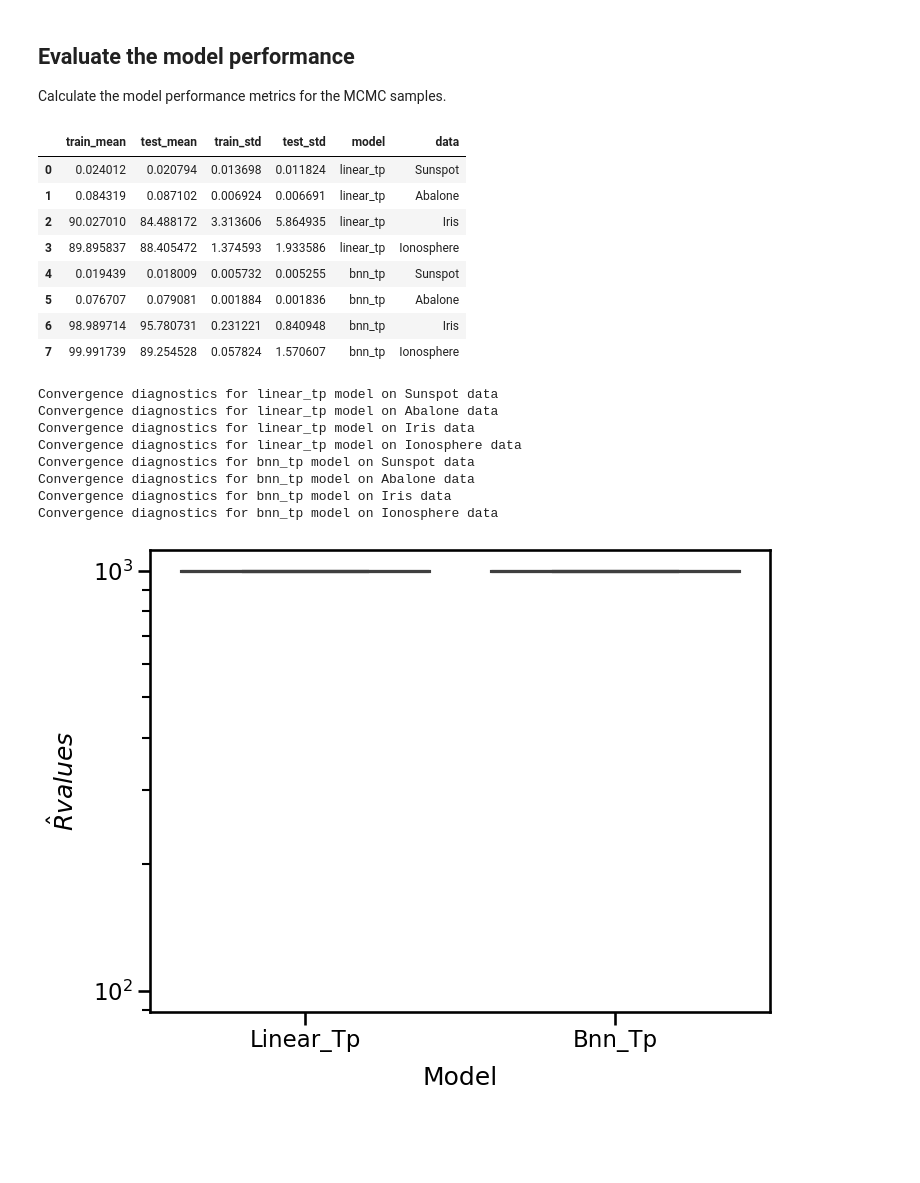
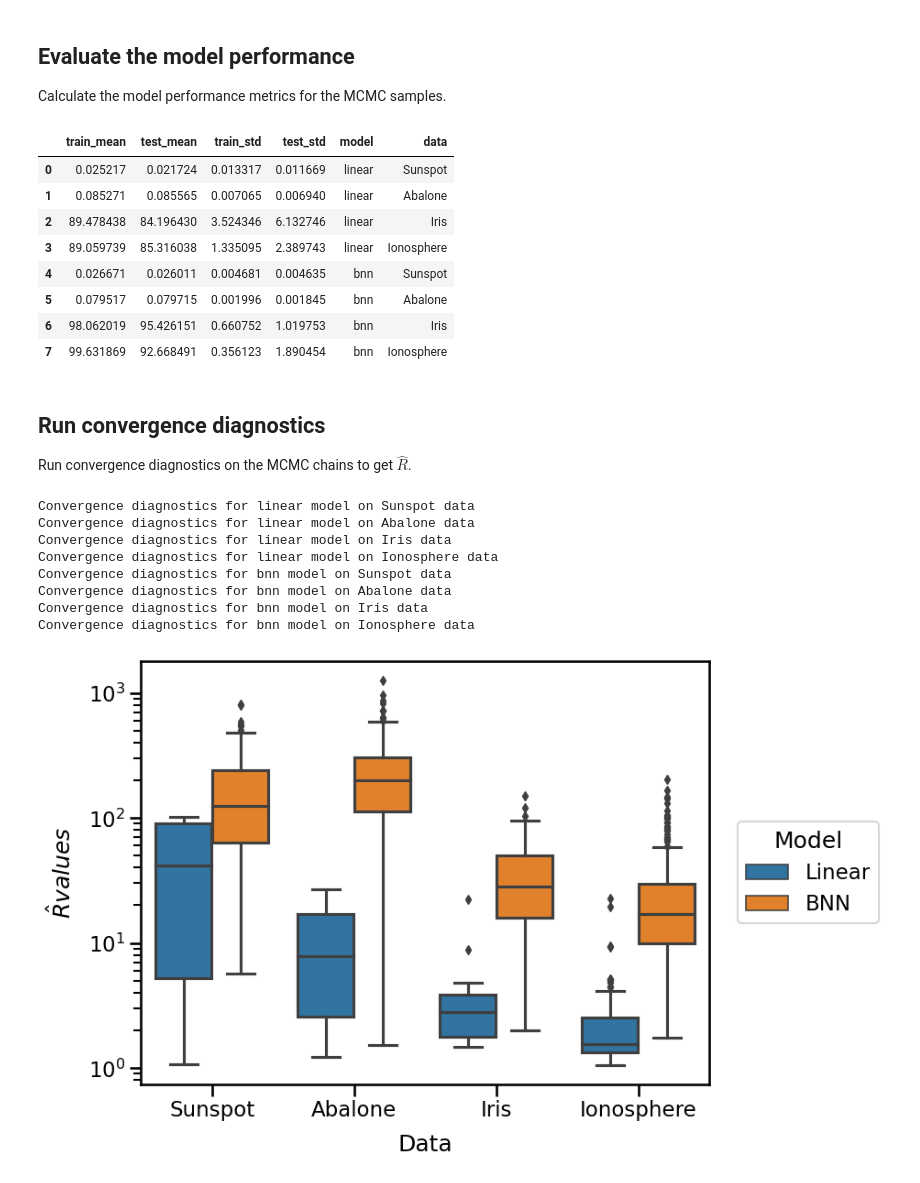
Before and after one commit to sydney-machine-learning/Bayesianneuralnetworks-MCMC-tutorial, a Jupyter notebook: publication_results/03_Summarise_results.ipynb, the cells around one changed output. Drawn from its saved outputs; the diff is of its cells as text; code cells hidden in the pictures; blank space fills up the shorter version.

Commit message:
updates to reproduce table

```diff
--- a/publication_results/03_Summarise_results.ipynb
+++ b/publication_results/03_Summarise_results.ipynb
@@ -26,7 +26,7 @@ from publication_results.convergence.convergence import gelman_rubin
 ## Load the results from the MCMC runs
 Load in the results stored in the netcdf files.
 # %%
-models = ['linear_tp','bnn_tp'] # ['linear','bnn']
+models = ['linear','bnn'] #['linear_tp','bnn_tp']
 data = ['Sunspot', 'Abalone', 'Iris', 'Ionosphere']
 results_dir = os.path.join('publication_results','results')
 
@@ -34,6 +34,7 @@ results = {mm: {dd: None for dd in data} for mm in models}
 for this_model in models:
     mod_results_dir = os.path.join(results_dir,'{}_model'.format(this_model))
     for this_data in data:
+        # load all of the chains
         results_files = glob.glob(os.path.join(mod_results_dir,'mcmc_{}_*.nc'.format(this_data)))
         print('Found {} results files for {} model on {} data'.format(len(results_files),this_model,this_data))
         tmp_data = xr.open_mfdataset(results_files, combine='nested',concat_dim='chain')
@@ -74,6 +75,7 @@ Calculate the model performance metrics for the MCMC samples.
 results_table = []# pd.DataFrame(columns=['train','test','model','data'])
 for this_model in models:
     for this_data in data:
+        # here we are collecting RMSE and accuracy for train and test
         train_dim = results[this_model][this_data].coords['train_idx'].shape[0]
         test_dim = results[this_model][this_data].coords['test_idx'].shape[0]
         train_pred = results[this_model][this_data].train_pred.values.reshape((-1,train_dim))
@@ -99,23 +101,27 @@ results_table = pd.DataFrame(results_table)
 results_table
 # %% [output]
 |  | train_mean | test_mean | train_std | test_std | model | data |
-| 0 | 0.024012 | 0.020794 | 0.013698 | 0.011824 | linear_tp | Sunspot |
-| 1 | 0.084319 | 0.087102 | 0.006924 | 0.006691 | linear_tp | Abalone |
-| 2 | 90.027010 | 84.488172 | 3.313606 | 5.864935 | linear_tp | Iris |
-| 3 | 89.895837 | 88.405472 | 1.374593 | 1.933586 | linear_tp | Ionosphere |
-| 4 | 0.019439 | 0.018009 | 0.005732 | 0.005255 | bnn_tp | Sunspot |
-| 5 | 0.076707 | 0.079081 | 0.001884 | 0.001836 | bnn_tp | Abalone |
-| 6 | 98.989714 | 95.780731 | 0.231221 | 0.840948 | bnn_tp | Iris |
-| 7 | 99.991739 | 89.254528 | 0.057824 | 1.570607 | bnn_tp | Ionosphere |
+| 0 | 0.025217 | 0.021724 | 0.013317 | 0.011669 | linear | Sunspot |
+| 1 | 0.085271 | 0.085565 | 0.007065 | 0.006940 | linear | Abalone |
+| 2 | 89.478438 | 84.196430 | 3.524346 | 6.132746 | linear | Iris |
+| 3 | 89.059739 | 85.316038 | 1.335095 | 2.389743 | linear | Ionosphere |
+| 4 | 0.026671 | 0.026011 | 0.004681 | 0.004635 | bnn | Sunspot |
+| 5 | 0.079517 | 0.079715 | 0.001996 | 0.001845 | bnn | Abalone |
+| 6 | 98.062019 | 95.426151 | 0.660752 | 1.019753 | bnn | Iris |
+| 7 | 99.631869 | 92.668491 | 0.356123 | 1.890454 | bnn | Ionosphere |
+# %% [markdown]
+## Run convergence diagnostics
+Run convergence diagnostics on the MCMC chains to get $\hat{R}$.
 # %%
 # Run the convergence diagnostics
 model_r_hat = []
 for this_model in models:
     r_hat_collect = []
+    data_collect = []
     for this_data in data:
         print('Convergence diagnostics for {} model on {} data'.format(this_model,this_data))
         # combine the parameters together into a single xarray
-        params = results[this_model][this_data].drop(['train_pred','test_pred','train_sim','test_sim'])
+        params = results[this_model][this_data].drop(['train_pred','test_pred','train_sim','test_sim']).copy()
         params = params.drop_vars(['train_idx','test_idx'])
 
         # combine all variables together along a new dimension
@@ -135,6 +141,7 @@ for this_model in models:
         results[this_model][this_data] = results[this_model][this_data].assign(rhat=((['param'],gr)))
 
         r_hat_collect.append(gr)
+        data_collect.extend(gr.shape[0]*[this_data])
 
     r_hat_collect = pd.DataFrame(
         np.concatenate(
@@ -143,38 +150,44 @@ for this_model in models:
         ),
         columns=['rhat']
     )
-    r_hat_collect['model'] = this_model.title()
+    if this_model == 'linear':
+        r_hat_collect['model'] = this_model.title()
+    else:
+        r_hat_collect['model'] = this_model.upper()
+    r_hat_collect['data'] = data_collect
 
     model_r_hat.append(r_hat_collect)
 
 model_r_hat = pd.concat(model_r_hat)
 # %% [output]
-Convergence diagnostics for linear_tp model on Sunspot data
-Convergence diagnostics for linear_tp model on Abalone data
-Convergence diagnostics for linear_tp model on Iris data
-Convergence diagnostics for linear_tp model on Ionosphere data
-Convergence diagnostics for bnn_tp model on Sunspot data
-Convergence diagnostics for bnn_tp model on Abalone data
-Convergence diagnostics for bnn_tp model on Iris data
-Convergence diagnostics for bnn_tp model on Ionosphere data
+Convergence diagnostics for linear model on Sunspot data
+Convergence diagnostics for linear model on Abalone data
+Convergence diagnostics for linear model on Iris data
+Convergence diagnostics for linear model on Ionosphere data
+Convergence diagnostics for bnn model on Sunspot data
+Convergence diagnostics for bnn model on Abalone data
+Convergence diagnostics for bnn model on Iris data
+Convergence diagnostics for bnn model on Ionosphere data
 # %%
 # plot a box and whisker plot with seaborn and the r_hat values
 sns.set_context('talk')
 fig, ax = plt.subplots(1,1,figsize=(8,6))
-sns.boxplot(x='model',y='rhat',data=model_r_hat,ax=ax)
+sns.boxplot(x='data',y='rhat',hue='model',data=model_r_hat,ax=ax)
 ax.set_ylabel('$\hat{R} values$', labelpad=10)
-ax.set_xlabel('Model', labelpad=10)
+ax.set_xlabel('Data', labelpad=10)
 # y on log scale
 ax.set_yscale('log')
+plt.legend(bbox_to_anchor=(1.05, 0.5), loc='center left', borderaxespad=0.)
+ax.get_legend().set_title('Model')
 
 if not 'linear_tp' in models:
     fig_dir = os.path.join(
         results_dir,
         'figures',
         'convergence'
     )
     os.makedirs(fig_dir, exist_ok=True)
     fig.savefig(os.path.join(fig_dir,'rhat_boxplot.png'),dpi=300,bbox_inches='tight')
 plt.show()
 # %% [output]
-[figure, old version]
+[figure, new version]
```
Also changed, not shown: parts of 5 cells of this notebook.
